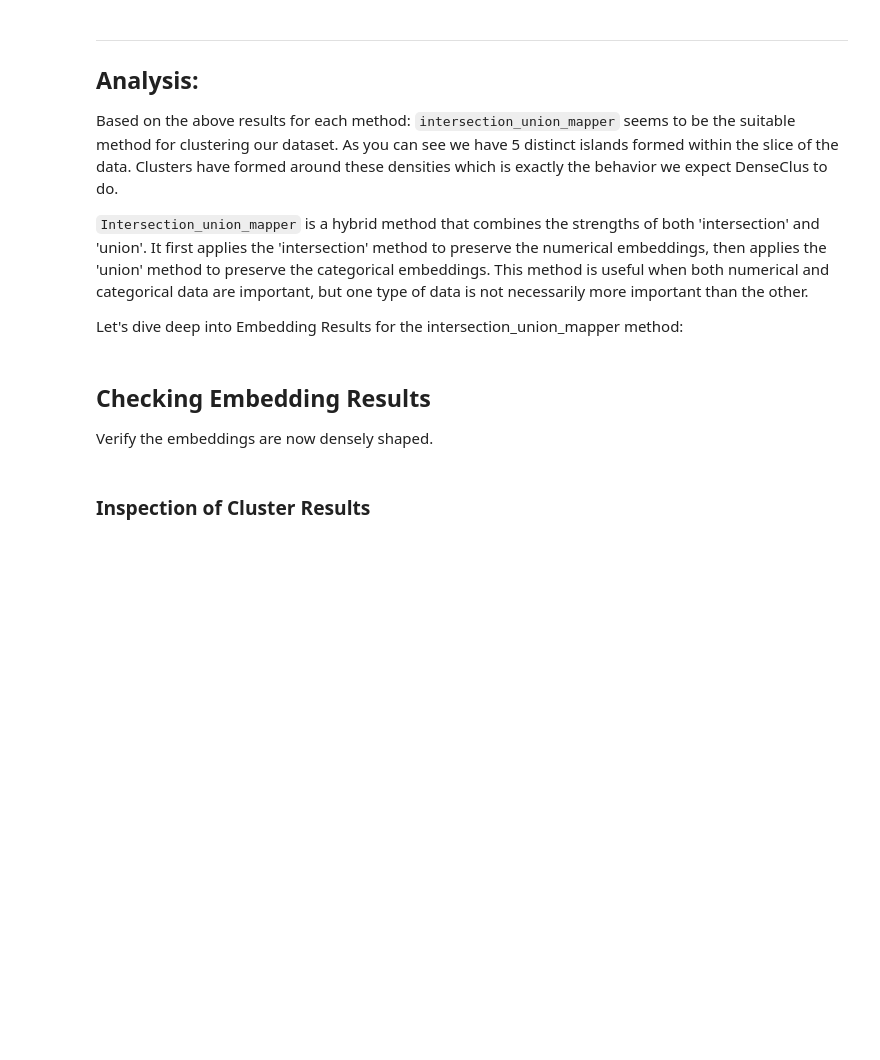
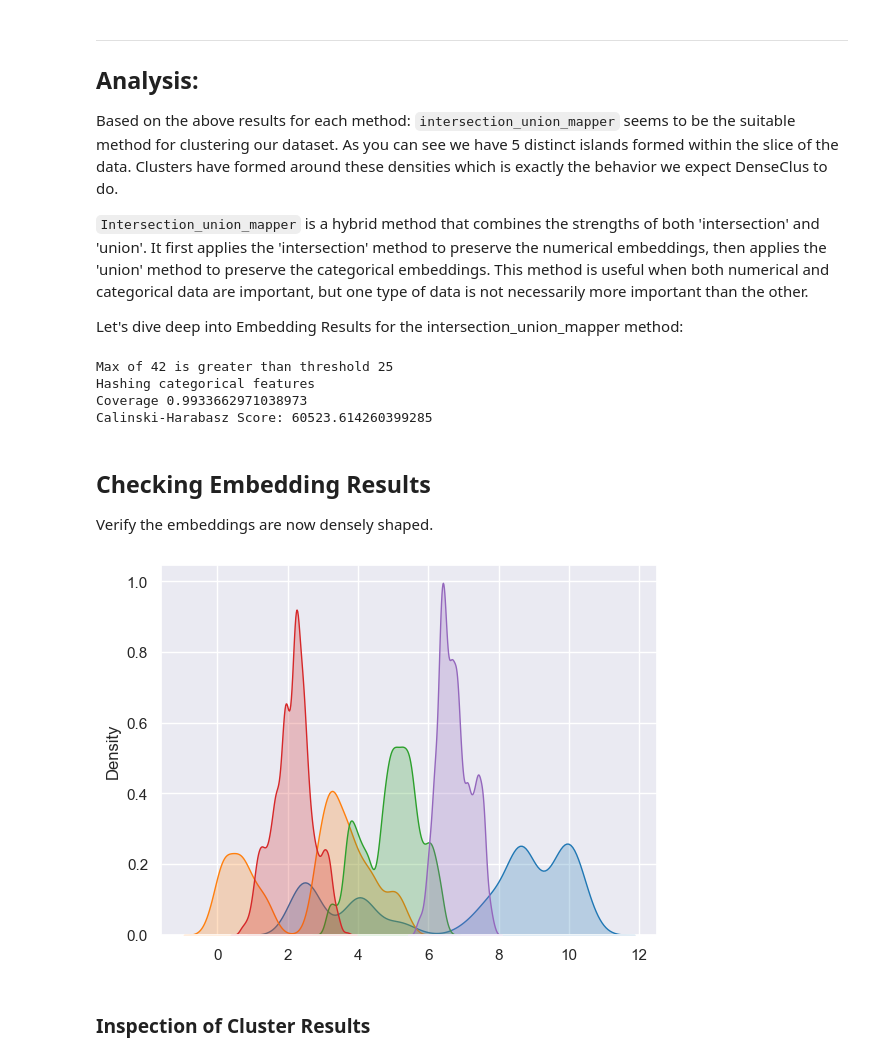
Before and after one commit to awslabs/amazon-denseclus, a Jupyter notebook: notebooks/DenseClusImplentation.ipynb, the cells around one changed output. Cells and saved outputs as stored; diff of their text form; code cells hidden in the pictures; blank space fills up the shorter version.

Commit message:
added CH score to evalutor, notebook cleanup

```diff
--- a/notebooks/DenseClusImplentation.ipynb
+++ b/notebooks/DenseClusImplentation.ipynb
@@ -307,17 +320,24 @@ Based on the above results for each method: `intersection_union_mapper` seems to
 
 Let's dive deep into Embedding Results for the intersection_union_mapper method:
 # %%
-clf = DenseClus(random_state=SEED, umap_combine_method="intersection_union_mapper")
-clf.fit(df)
+ium_clf = DenseClus(random_state=SEED, umap_combine_method="intersection_union_mapper")
+ium_clf.fit(df)
 
-labels = clf.evaluate()
+labels = ium_clf.evaluate()
+# %% [output]
+Max of 42 is greater than threshold 25
+Hashing categorical features
+Coverage 0.9933662971038973
+Calinski-Harabasz Score: 60523.614260399285
 # %% [markdown]
 ## Checking Embedding Results
 
 Verify the embeddings are now densely shaped.
 # %%
-for i in range(len(clf.mapper_.embedding_[0])):
-    sns.kdeplot(clf.mapper_.embedding_[:, i], fill=True)
+for i in range(len(ium_clf.mapper_.embedding_[0])):
+    sns.kdeplot(ium_clf.mapper_.embedding_[:, i], fill=True)
+# %% [output]
+[figure, added]
 # %% [markdown]
 ### Inspection of Cluster Results
 # %% [markdown]
```
Also changed, not shown: parts of 12 cells of this notebook, 1 other file.
